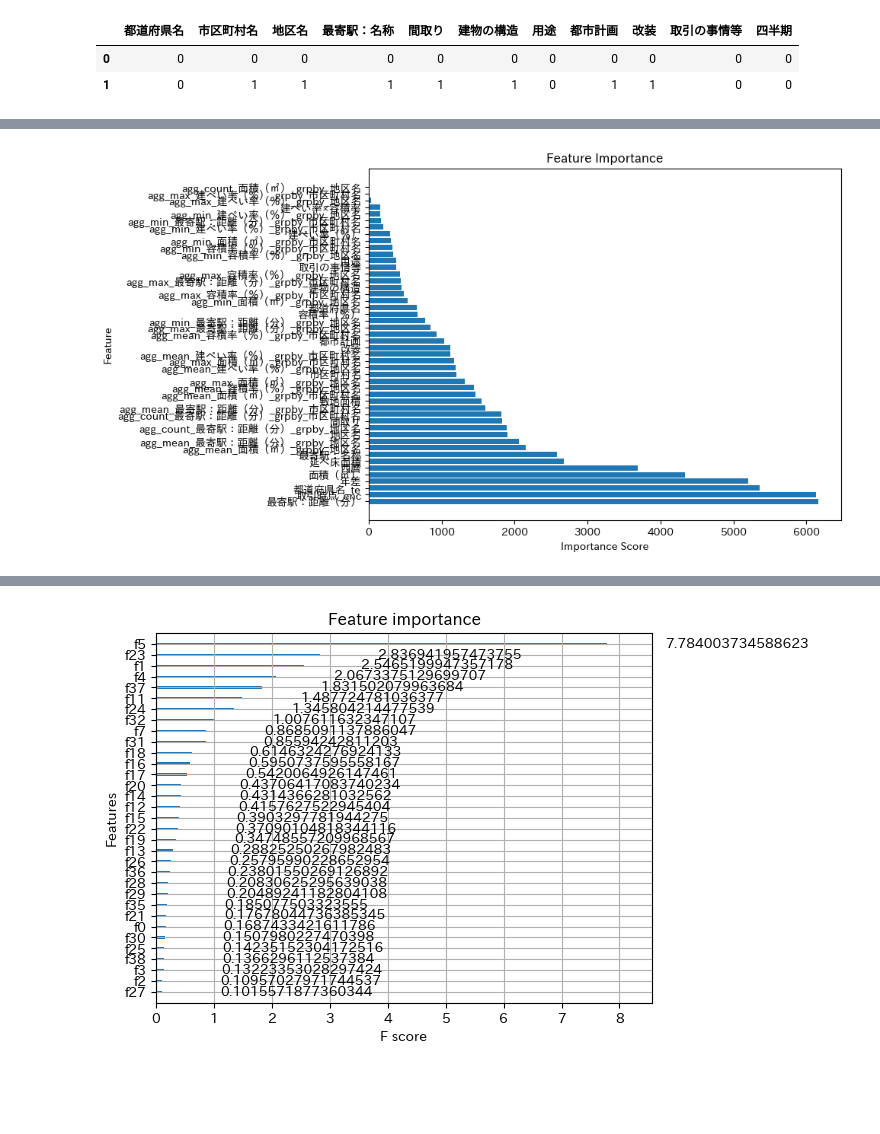
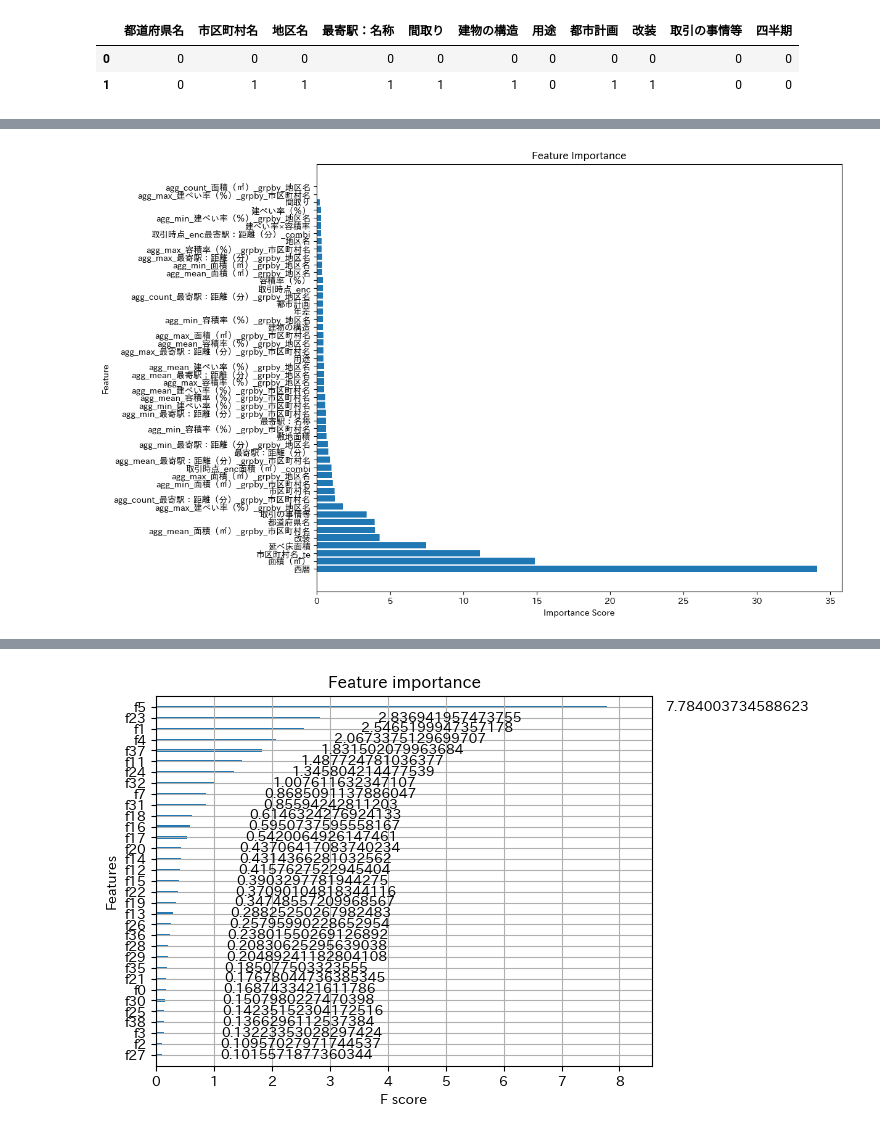
Before and after one commit to KotaroOsako/-, a Jupyter notebook: 20280518.ipynb, the cells around one changed output, grey strips where cells are left out. Cells and saved outputs as stored; diff of their text form; code cells hidden in the pictures; blank space fills up the shorter version.

```diff
--- a/20280518.ipynb
+++ b/20280518.ipynb
@@ -178,4 +237,8 @@ agg_dfs2[0].head(2)
 # %%
-df_edit1=pd.concat([df_edit1]+agg_dfs+agg_dfs2,
-          axis=1)
+df_edit2=pd.concat([df_edit1,output_df,
+#                     output_df2
+#                   concat_df
+                   ]
+#                    concat_df2,concat_df3,concat_df4,concat_df5,concat_df6]
+                   +agg_dfs+agg_dfs2,axis=1)
 # print(feat_df.shape)
@@ -186,7 +263,7 @@ encoder = Pipeline([
     SelectCategorical(),
     LabelEncoder(output_suffix=""),
 ])
-le_df = encoder.fit_transform(df_edit1)
+le_df = encoder.fit_transform(df_edit2)
 le_df.head(2)
 # %% [output]
 |  | 都道府県名 | 市区町村名 | 地区名 | 最寄駅：名称 | 間取り | 建物の構造 | 用途 | 都市計画 | 改装 | 取引の事情等 | 四半期 |
@@ -199,6 +276,6 @@ encoder = Pipeline(
     ]
 )
 
-num_comb_df = encoder.fit_transform(df_edit1)
+num_comb_df = encoder.fit_transform(df_edit2)
 num_comb_df.head(2)
 # %% [output]
@@ -279,7 +356,10 @@ dtype: int64
 # %%
 df_dummy.columns = df_dummy.columns.astype(str)
 # %%
-df_dummy.drop(df_dummy[['agg_count_容積率（％）_grpby_市区町村名','agg_count_面積（㎡）_grpby_市区町村名','agg_count_建ぺい率（％）_grpby_市区町村名','取引時点年数','四半期','agg_count_容積率（％）_grpby_地区名','agg_count_建ぺい率（％）_grpby_地区名']],axis=1,inplace=True)
+df_dummy.drop(df_dummy[['agg_count_容積率（％）_grpby_市区町村名','agg_count_面積（㎡）_grpby_市区町村名','agg_count_建ぺい率（％）_grpby_市区町村名','取引時点年数','四半期',
+                        'agg_count_容積率（％）_grpby_地区名',
+                        'agg_count_建ぺい率（％）_grpby_地区名',
+                        '都道府県名_te']],axis=1,inplace=True)
 # %%
 X_train=df_dummy.iloc[:val_min_idx,:]
 y_train=df_test.iloc[:val_min_idx]
@@ -388,26 +468,26 @@ Test MAE: 0.07995797089147262
 # %%
 import matplotlib.pyplot as plt
 import japanize_matplotlib
 
-importance_scores = xgb_r.get_booster().get_score(importance_type='weight')
+importance_scores = xgb_r.get_booster().get_score(importance_type='gain')
 feature_names = X_train.columns
 
 importance_values = [importance_scores.get('f{}'.format(i), 0) for i in range(len(feature_names))]
 
 # 重要度の値で降順にソート
 sorted_indices = sorted(range(len(importance_values)), key=lambda k: importance_values[k], reverse=True)
 importance_values_sorted = [importance_values[i] for i in sorted_indices]
 feature_names_sorted = [feature_names[i] for i in sorted_indices]
 
-plt.figure(figsize=(8, 6))
+plt.figure(figsize=(11, 9))
 plt.barh(range(len(importance_values_sorted)), importance_values_sorted, align='center')
 plt.yticks(range(len(importance_values_sorted)), feature_names_sorted)
 plt.xlabel('Importance Score')
 plt.ylabel('Feature')
 plt.title('Feature Importance')
 plt.show()
 # %% [output]
-[figure, old version]
+[figure, new version]
 # %%
 X_train
 # %% [output]
```
Also changed, not shown: parts of 19 cells of this notebook.
